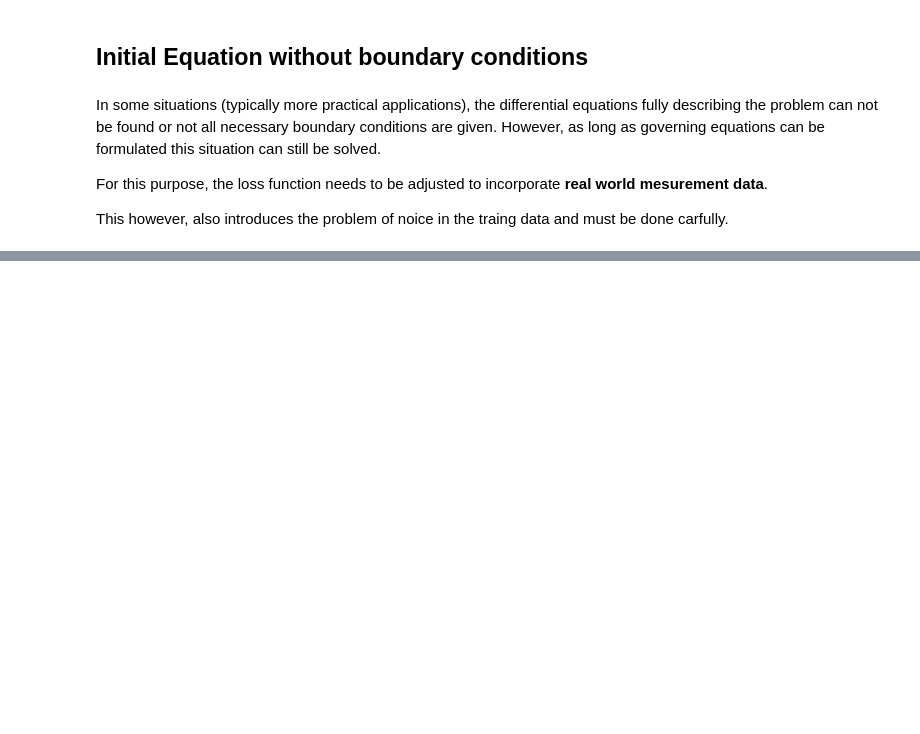
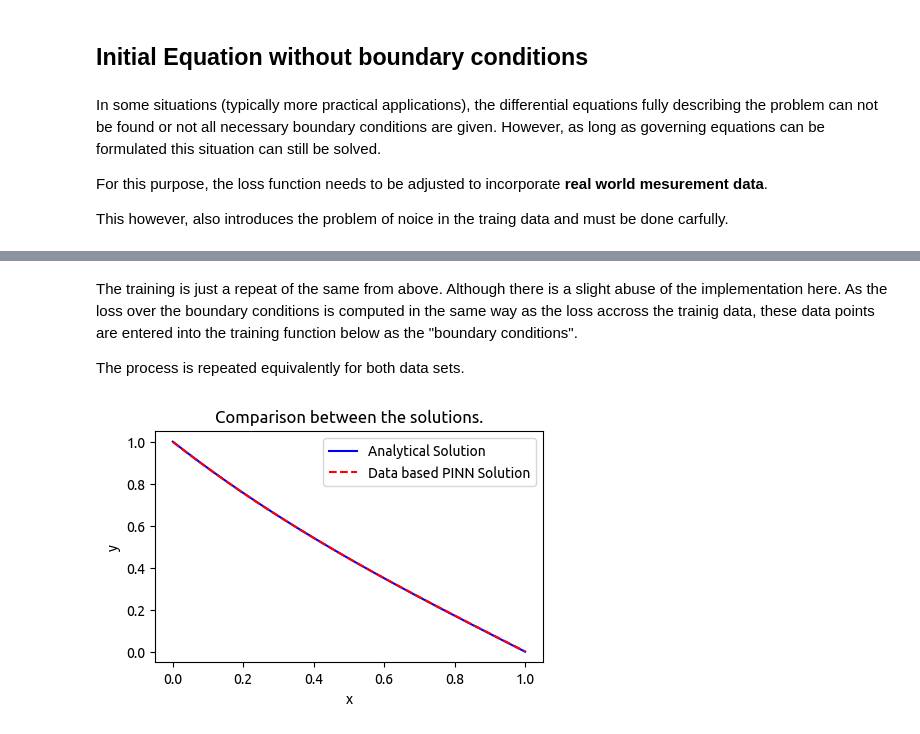
Before and after one commit to IMTEK-Simulation/PINNs_testbench, a Jupyter notebook: examples/1D & non-time dependend.ipynb, the cells around one changed output, grey strips where cells are left out. Saved outputs shown, nothing was run; the diff lists cells and outputs as text; code cells hidden in the pictures; blank space fills up the shorter version.

```diff
--- a/examples/1D & non-time dependend.ipynb
+++ b/examples/1D & non-time dependend.ipynb
@@ -87,7 +87,7 @@ try:
 
     model = keras.models.load_model('../data/simp_initial.keras')
 except Exception as e:
-    error_time = train(model, x_train, x_bc, y_bc, lr_schedule, threshold=1e-8)
+    error_time = train(model, x_train, x_bc, y_bc, oneD_loss, lr_schedule, threshold=1e-8)
     model.save('../data/simp_initial.keras')
 
     # Create a graph showing the loss vs the epochs
@@ -160,0 +168,44 @@ plt.show()
+# %% [markdown]
+The training is just a repeat of the same from above.
+Although there is a slight abuse of the implementation here. As the loss over the boundary conditions is computed in the same way as the loss accross the trainig data, these data points are entered into the training function below as the "boundary conditions".
+
+The process is repeated equivalently for both data sets.
+# %%
+# Create 2 models, one for each y-data
+model2 = create_model(3, 50)
+model3 = create_model(3, 50)
+
+
+# Train the model for the true y-data if it is not already trained
+try:
+    # To force retraining of the model uncomment follwing line
+    ## raise Exception
+
+    model2 = keras.models.load_model('../data/simp_data_true.keras')
+except Exception as e:
+    error_time = train(model2, x_train, x_train, y_train_true, oneD_loss, lr_schedule, threshold=1e-8)
+    model2.save('../data/simp_data_true.keras')
+
+    # Create a graph showing the loss vs the epochs
+    x, y = zip(*error_time)
+    plt.figure(figsize=(5, 3))
+    plt.plot(x, y, 'g-')
+    plt.xlabel('Epochs')
+    plt.ylabel('Loss')
+    plt.title('Development of the Loss over the Epochs')
+    plt.show()
+
+
+# Visually compare the model with the analytical solution
+y_pred2 = model2(x_test).numpy()
+
+plt.figure(figsize=(5, 3))
+plt.plot(x_test, y_true, 'b-', label="Analytical Solution")
+plt.plot(x_test, y_pred2, 'r--', label='Data based PINN Solution')
+plt.xlabel('x')
+plt.ylabel('y')
+plt.legend()
+plt.title('Comparison between the solutions.')
+plt.show()
+# %% [output]
+[figure, added]
```
Also changed, not shown: parts of 9 cells of this notebook, 6 other files.
